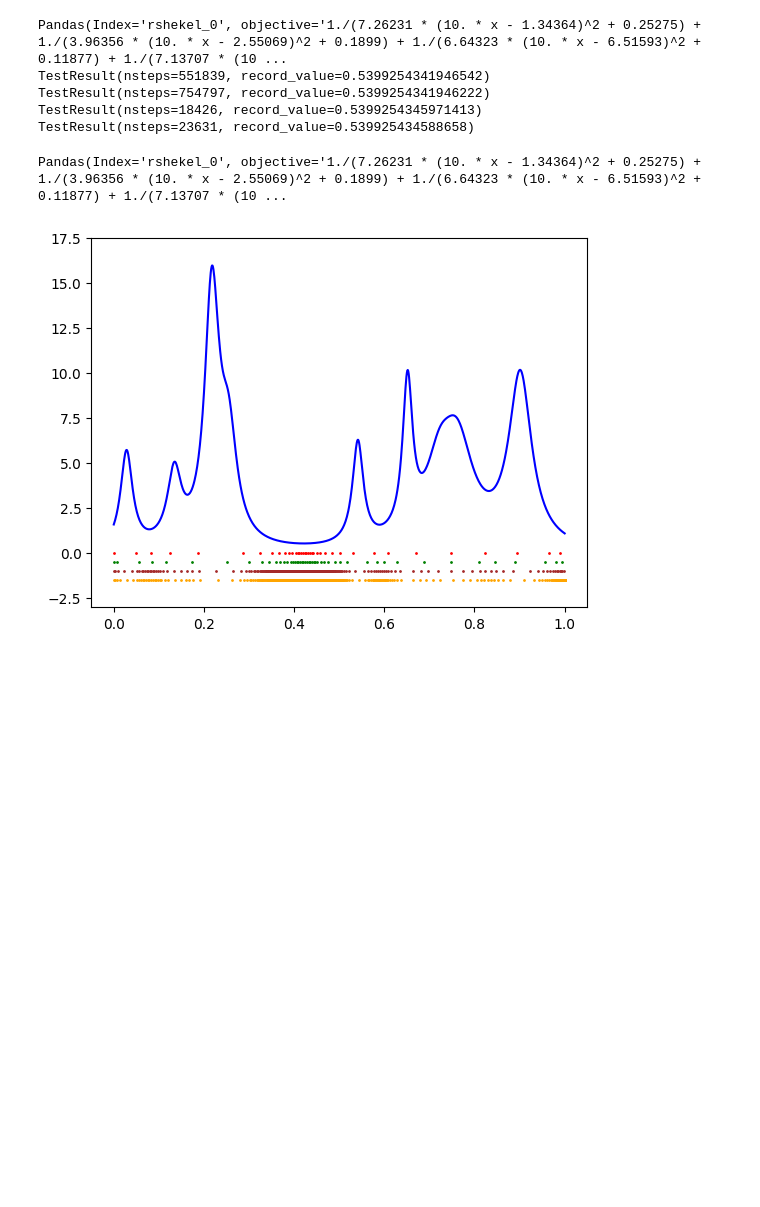
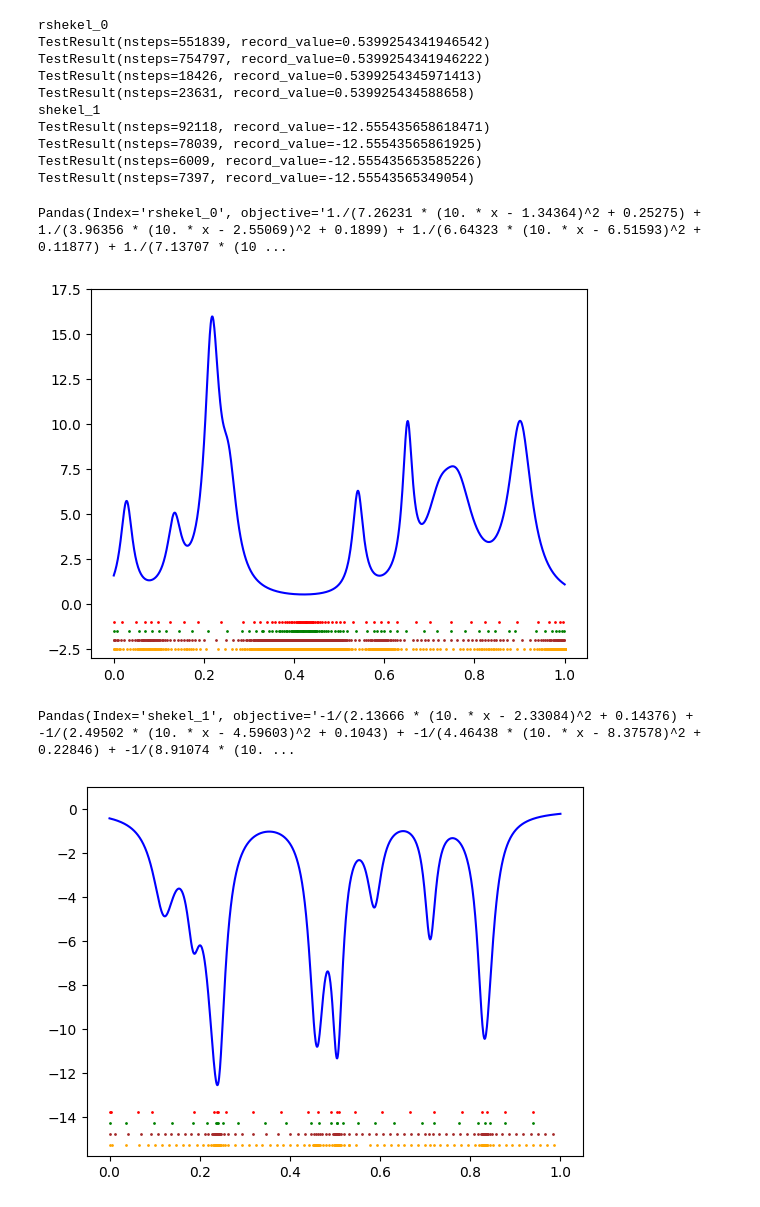
Before and after one commit to zhongqi2016/univarsolver, a Jupyter notebook: method visi.ipynb, the cells around one changed output. Cells and saved outputs as stored; diff of their text form; code cells hidden in the pictures; blank space fills up the shorter version.

Commit message:
added multiple functions visualization

```diff
--- a/method visi.ipynb
+++ b/method visi.ipynb
@@ -17,7 +17,9 @@ global_lipschitz_interval = True
 # If True - the record value is taken from the test database
 known_record = False
 # How many points to skip in vizualization - regular step
-skip = 2000
+skip = 1000
+# The size of the legend in plots
+legend_size = 2
 # %%
 def read_problems(fname):
     data = pd.read_csv(fname, index_col = 'name', comment = '#')
@@ -32,5 +35,6 @@ df
 # %%
-psl_lipint_points_list =  []
+points_db = {}
+psl_lipint_points_list = []
 psl_lip_points_list = []
 psqe_lipint_points_list =  []
 psqe_lip_points_list = []
@@ -39,35 +43,46 @@ def log_point(x, points_list):
     points_list.append(x)
 # %%
 for test in df.itertuples():
-    print(test)
-    prob = uvpr.UniVarProblem(test.Index, test.objective, test.a, test.b, test.min_f, test.min_x, lambda x : log_point(x, psl_lipint_points_list))
+    print(test.Index)
+    points_db[test.Index] = {'psl_lipint_points_list' : [], 'psl_lip_points_list' : [], 'psqe_lipint_points_list' : [], 'psqe_lip_points_list' : []}
+#     print(points_db)
+    prob = uvpr.UniVarProblem(test.Index, test.objective, test.a, test.b, test.min_f, test.min_x, lambda x : log_point(x, points_db[test.Index]['psl_lipint_points_list']))
     print(sut.psl(prob, sym = False))
-    prob = uvpr.UniVarProblem(test.Index, test.objective, test.a, test.b, test.min_f, test.min_x, lambda x : log_point(x, psl_lip_points_list))
+    prob = uvpr.UniVarProblem(test.Index, test.objective, test.a, test.b, test.min_f, test.min_x, lambda x : log_point(x, points_db[test.Index]['psl_lip_points_list']))
     print(sut.psl(prob, sym = True))
-    prob = uvpr.UniVarProblem(test.Index, test.objective, test.a, test.b, test.min_f, test.min_x, lambda x : log_point(x, psqe_lipint_points_list))
+    prob = uvpr.UniVarProblem(test.Index, test.objective, test.a, test.b, test.min_f, test.min_x, lambda x : log_point(x, points_db[test.Index]['psqe_lipint_points_list']))
     print(sut.psqe(prob, sym = False))
-    prob = uvpr.UniVarProblem(test.Index, test.objective, test.a, test.b, test.min_f, test.min_x, lambda x : log_point(x, psqe_lip_points_list))
+    prob = uvpr.UniVarProblem(test.Index, test.objective, test.a, test.b, test.min_f, test.min_x, lambda x : log_point(x, points_db[test.Index]['psqe_lip_points_list']))
     print(sut.psqe(prob, sym = True))
 # %% [output]
-Pandas(Index='rshekel_0', objective='1./(7.26231 * (10. * x - 1.34364)^2 + 0.25275) + 1./(3.96356 * (10. * x - 2.55069)^2 + 0.1899) + 1./(6.64323 * (10. * x - 6.51593)^2 + 0.11877) + 1./(7.13707 * (10 ...
+rshekel_0
 TestResult(nsteps=551839, record_value=0.5399254341946542)
 TestResult(nsteps=754797, record_value=0.5399254341946222)
 TestResult(nsteps=18426, record_value=0.5399254345971413)
 TestResult(nsteps=23631, record_value=0.539925434588658)
+shekel_1
+TestResult(nsteps=92118, record_value=-12.555435658618471)
+TestResult(nsteps=78039, record_value=-12.55543565861925)
+TestResult(nsteps=6009, record_value=-12.555435653585226)
+TestResult(nsteps=7397, record_value=-12.55543565349054)
 # %%
-def vis_trials(points_list, num_series):
+def vis_trials(points_list, num_series, base_level):
     poix = np.array(list(set(points_list[::skip])))
-    poiy = np.full(len(poix), num_series * -0.5)
+    poiy = np.full(len(poix), base_level + num_series * -0.5)
     up.plot_points(poix, poiy, num_series)
 # %%
 for test in df.itertuples():
     print(test)
     prob = uvpr.UniVarProblem(test.Index, test.objective, test.a, test.b, test.min_f, test.min_x)
-    up.plot_problem(prob, {'function' : 'b-'})
-    vis_trials(psqe_lipint_points_list, 0)
-    vis_trials(psqe_lip_points_list, 1)
-    vis_trials(psl_lipint_points_list, 2)
-    vis_trials(psl_lip_points_list, 3)
+    up.plot_problem(prob, {'function' : 'b-'}, legend = legend_size)
+    vis_trials(points_db[test.Index]['psqe_lipint_points_list'], 0, plt.ylim()[0] + legend_size)
+    vis_trials(points_db[test.Index]['psqe_lip_points_list'], 1, plt.ylim()[0] + legend_size)
+    vis_trials(points_db[test.Index]['psl_lipint_points_list'], 2, plt.ylim()[0] + legend_size)
+    vis_trials(points_db[test.Index]['psl_lip_points_list'], 3, plt.ylim()[0] + legend_size)
+#     print("ylim = ", plt.ylim()[0])
+    plt.show()
 # %% [output]
 Pandas(Index='rshekel_0', objective='1./(7.26231 * (10. * x - 1.34364)^2 + 0.25275) + 1./(3.96356 * (10. * x - 2.55069)^2 + 0.1899) + 1./(6.64323 * (10. * x - 6.51593)^2 + 0.11877) + 1./(7.13707 * (10 ...
-[figure, old version]
+[figure, new version]
+Pandas(Index='shekel_1', objective='-1/(2.13666 * (10. * x - 2.33084)^2 + 0.14376) + -1/(2.49502 * (10. * x - 4.59603)^2 + 0.1043) + -1/(4.46438 * (10. * x - 8.37578)^2 + 0.22846) + -1/(8.91074 * (10. ...
+[figure, added]
```
Also changed, not shown: parts of 1 cell of this notebook.
